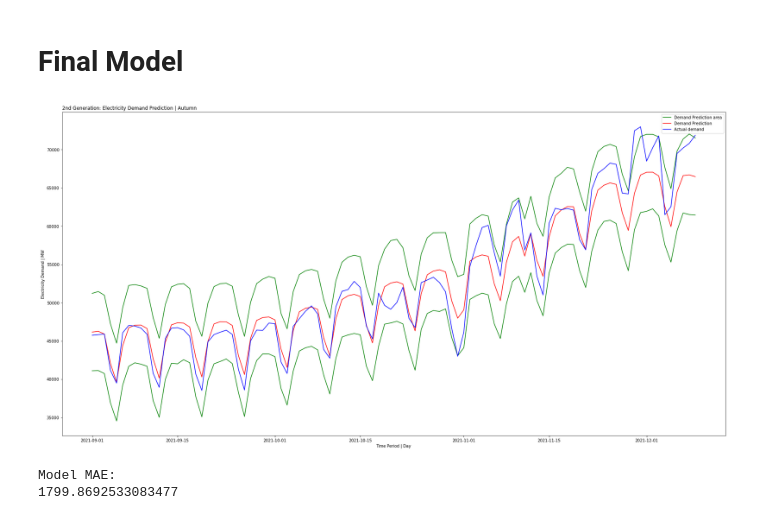
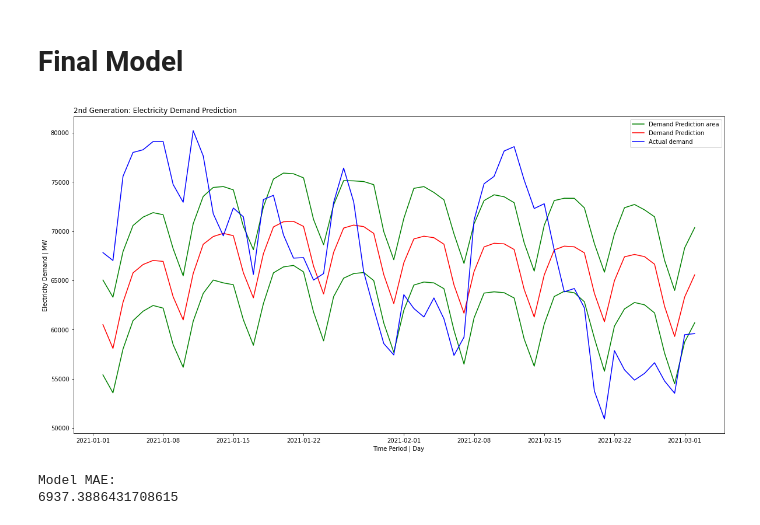
Before and after one commit to snowbalzz/Modeling, a Jupyter notebook: Gen2/Facebook_model.ipynb, the cells around one changed output. Saved outputs shown, nothing was run; the diff lists cells and outputs as text; code cells hidden in the pictures.

```diff
--- a/Gen2/Facebook_model.ipynb
+++ b/Gen2/Facebook_model.ipynb
@@ -73,7 +43,7 @@ dtype: int64
 Input the the variable how much day you would want to input
 # %%
 # Period - How much in the future should the model predict
-period = 100
+period = 60
 # %% [markdown]
 # Split Data Set
 
@@ -81,19 +51,16 @@ period = 100
 "Test set - date interval from 2021/01/01 till 2021/12/31"
 # %%
 # Splitting Dataset Into Train Set And Test Set
-train_set = demand_data[(demand_data.ds < '2021-09-01')]
-test_set = demand_data[(demand_data.ds >= '2021-09-01')]
-# test_set = test_set.reindex(index=test_set.index[::-1])
-# test_set.reset_index(inplace = True)
-# test_set = test_set.drop(["index"], axis=1)
-# test_set
+train_set = demand_data[(demand_data.ds <= '2021-01-01')]
+test_set = demand_data[(demand_data.ds > '2021-01-01')]
+# test_set = df[(df.ds >= '2022-01-01')]
+
+#select the period of the test set
+test_set = test_set[:period]
 
 # Convert to Date Time
 train_set['ds'] = pd.to_datetime(train_set['ds'])
 test_set['ds'] = pd.to_datetime(test_set['ds'])
-
-#select the period of the test set
-test_set = test_set[:period]
 # %% [output]
 A value is trying to be set on a copy of a slice from a DataFrame.
 Try using .loc[row_indexer,col_indexer] = value instead
@@ -150,24 +132,24 @@ y_org = test_set['y']
 # Final Model
 # %%
 plt.figure(figsize=(20, 10))
-plt.title("2nd Generation: Electricity Demand Prediction | Autumn", loc = 'left')
+plt.title("2nd Generation: Electricity Demand Prediction ", loc = 'left')
 
 plt.plot(forecast['ds'][-period:], forecast['yhat_upper'][-period:], color='green', label='Demand Prediction area')
 plt.plot(forecast['ds'][-period:], forecast['yhat'][-period:], color='red', label='Demand Prediction')
 plt.plot(forecast['ds'][-period:], forecast['yhat_lower'][-period:], color='green')
 
 plt.plot(test_set['ds'], test_set['y'], color='blue', label = 'Actual demand')
 
 plt.ylabel("Electricity Demand | MW")
 plt.xlabel("Time Period | Day")
 
 plt.legend()
 plt.show()
 
 print('Model MAE:')
 print(mean_absolute_error(y_org, y_pred))
 # %% [output]
-[figure, old version]
+[figure, new version]
 Model MAE:
-1799.8692533083477
+6937.3886431708615
 # %%
```
Also changed, not shown: parts of 11 cells of this notebook, 1 other file.
